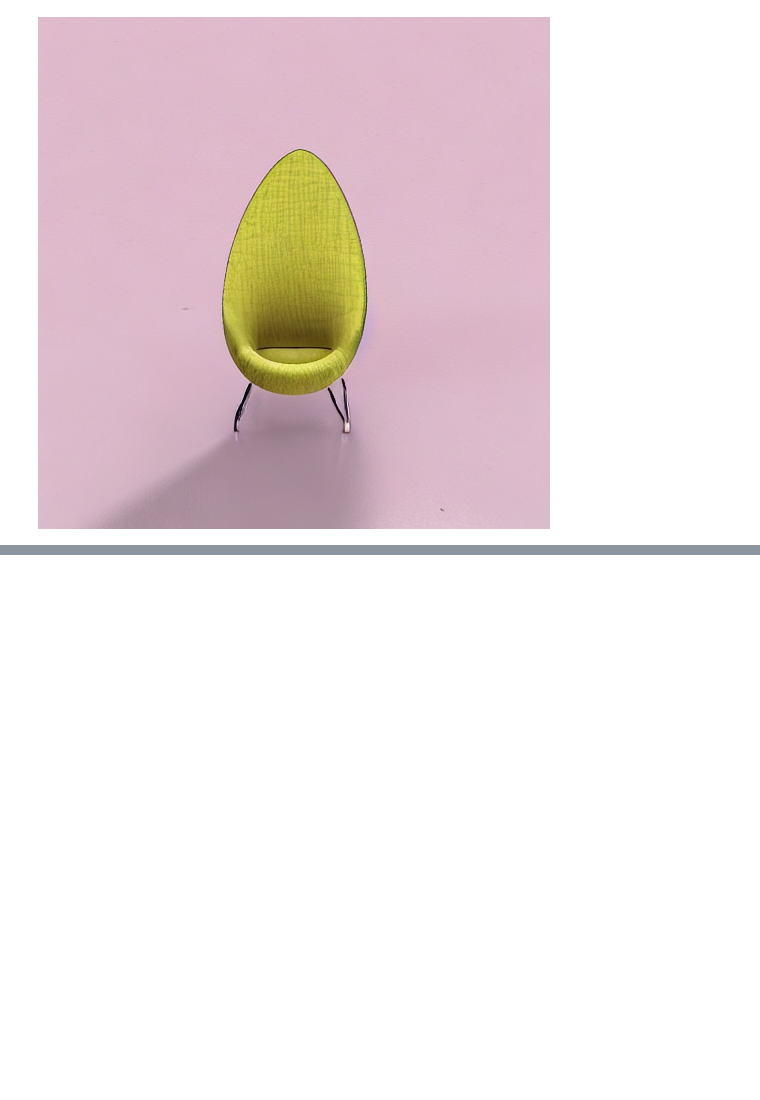
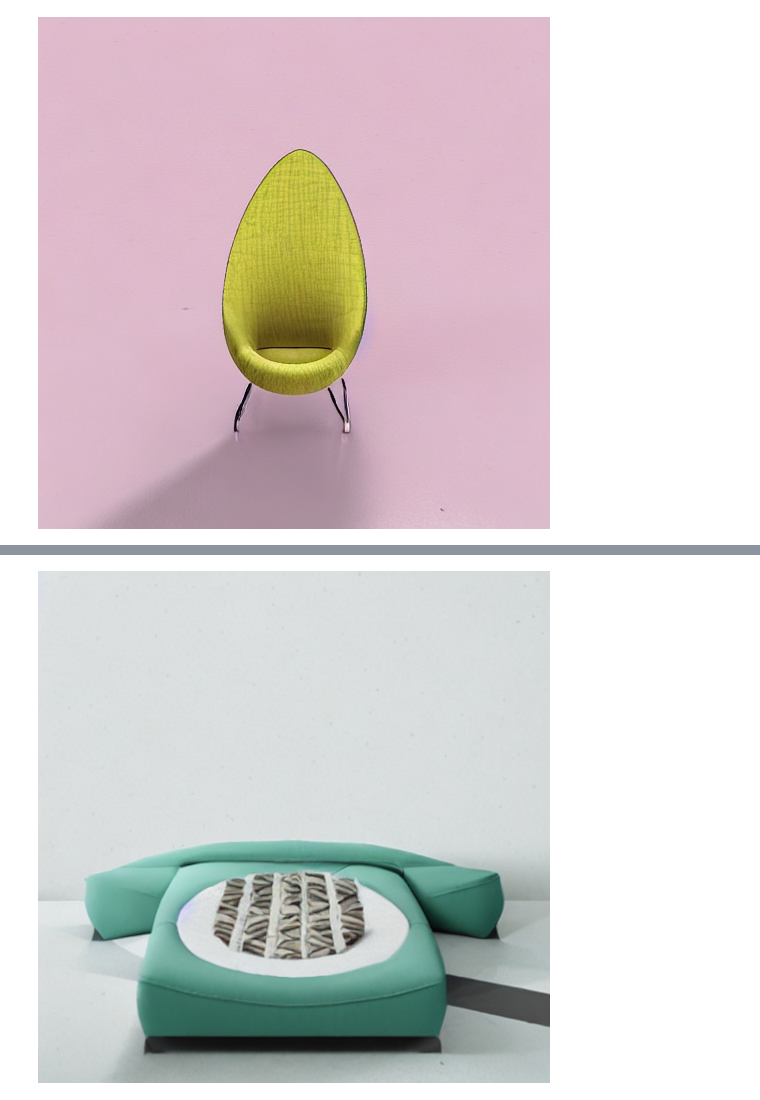
Before and after one commit to daspartho/MagicMix, a Jupyter notebook: main.ipynb, the cells around one changed output, grey strips where cells are left out. Drawn from its saved outputs; the diff is of its cells as text; code cells hidden in the pictures; blank space fills up the shorter version.

```diff
--- a/main.ipynb
+++ b/main.ipynb
@@ -186,0 +198,5 @@ display.display(out_img)
+# %%
+out_img = magic_mix(img, 'bed', kmax=25)
+display.display(out_img)
+# %% [output]
+[figure, added]
```
Also changed, not shown: parts of 14 cells of this notebook.
